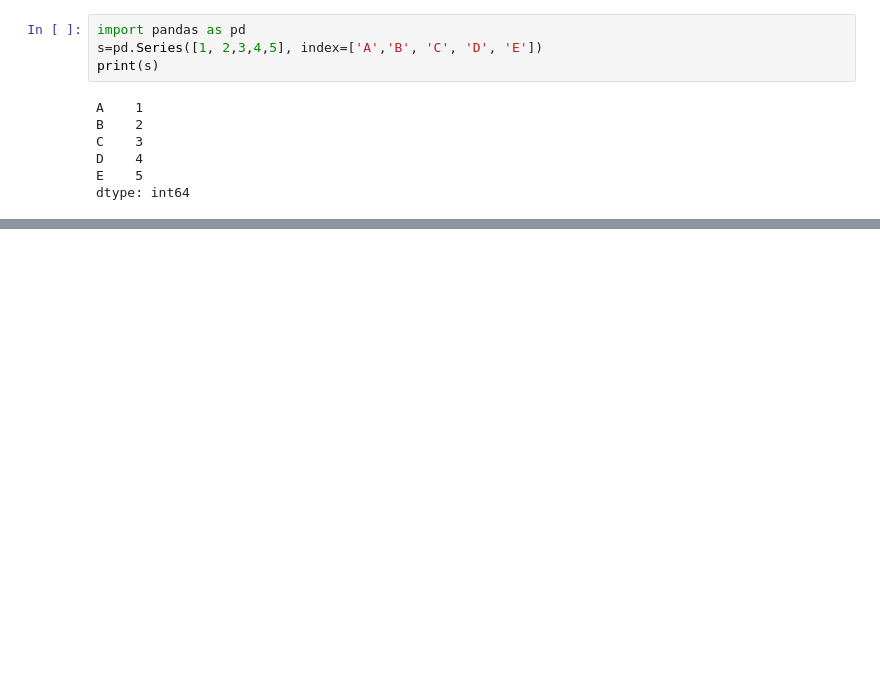
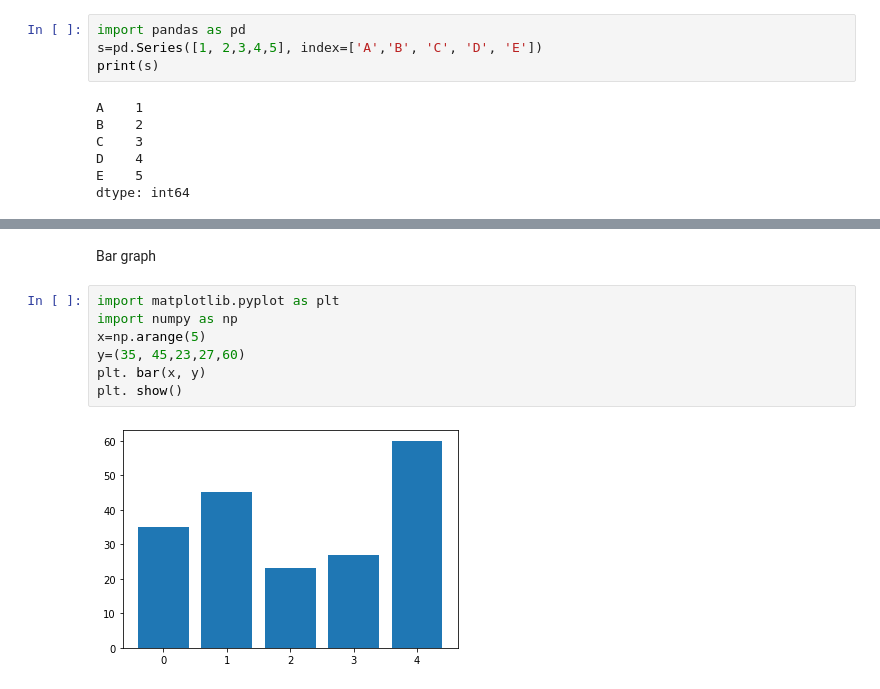
Before and after one commit to KanakaDurgaAkula/Lab, a Jupyter notebook: 19A21A0568_KanakaDurga_Akula_ipynb.ipynb, the cells around one changed output, grey strips where cells are left out. Saved outputs shown, nothing was run; the diff lists cells and outputs as text; blank space fills up the shorter version.

```diff
--- a/19A21A0568_KanakaDurga_Akula_ipynb.ipynb
+++ b/19A21A0568_KanakaDurga_Akula_ipynb.ipynb
@@ -2511,0 +2576,11 @@ dtype: int64
+# %% [markdown]
+Bar graph
+# %%
+import matplotlib.pyplot as plt
+import numpy as np
+x=np.arange(5)
+y=(35, 45,23,27,60)
+plt. bar(x, y)
+plt. show()
+# %% [output]
+[figure, added]
```
Also changed, not shown: parts of 12 cells of this notebook.
